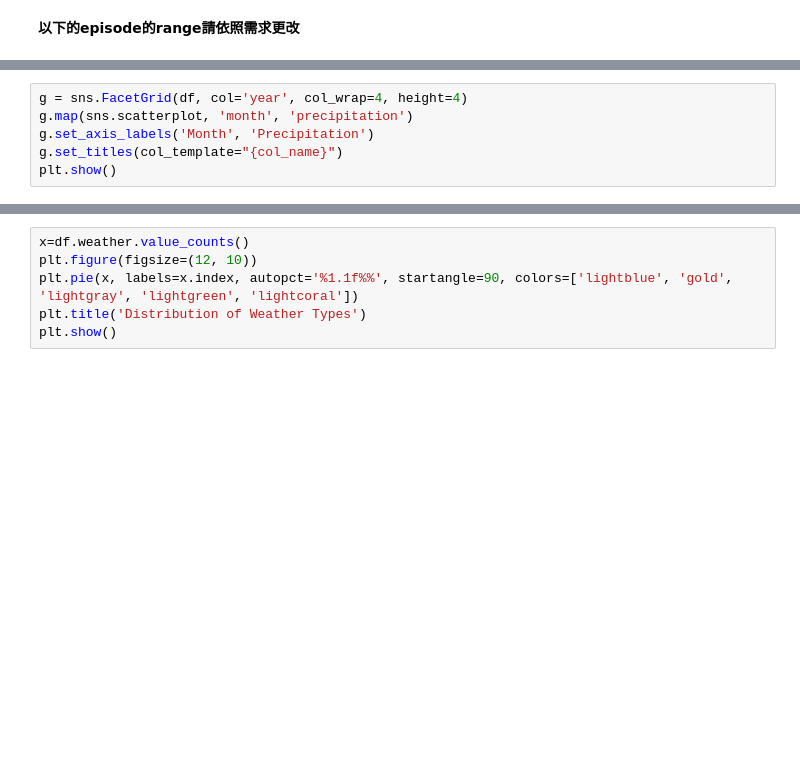
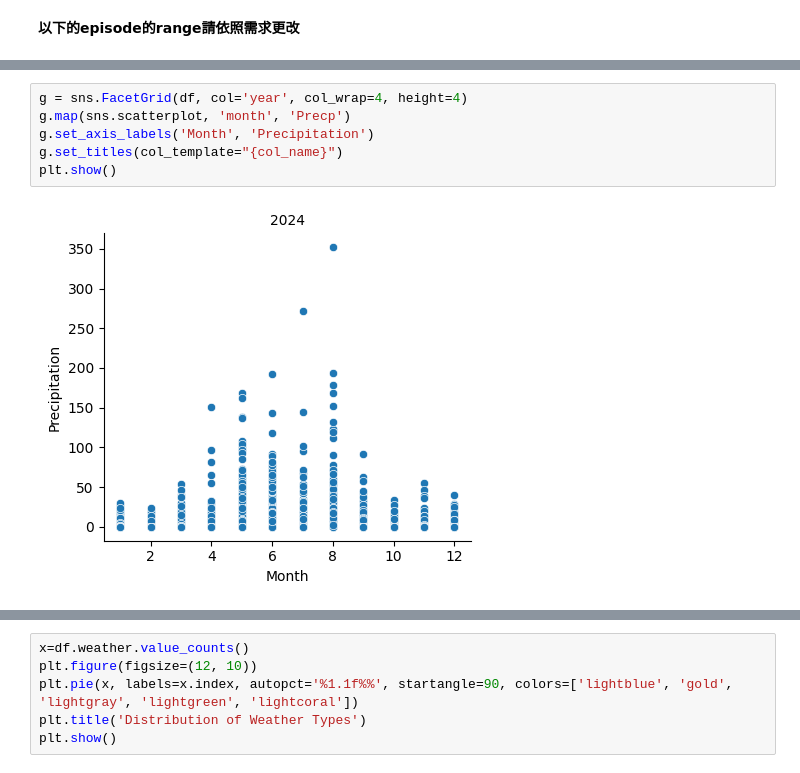
Before and after one commit to william10108/weather, a Jupyter notebook: ai2.ipynb, the cells around one changed output, grey strips where cells are left out. Cells and saved outputs as stored; diff of their text form; blank space fills up the shorter version.

```diff
--- a/ai2.ipynb
+++ b/ai2.ipynb
@@ -52,8 +128,10 @@ plt.show()
 # %%
 g = sns.FacetGrid(df, col='year', col_wrap=4, height=4)
-g.map(sns.scatterplot, 'month', 'precipitation')
+g.map(sns.scatterplot, 'month', 'Precp')
 g.set_axis_labels('Month', 'Precipitation')
 g.set_titles(col_template="{col_name}")
 plt.show()
+# %% [output]
+[figure, added]
 # %%
 g = sns.FacetGrid(df, col='year', col_wrap=4, height=5)
```
Also changed, not shown: parts of 19 cells of this notebook.
